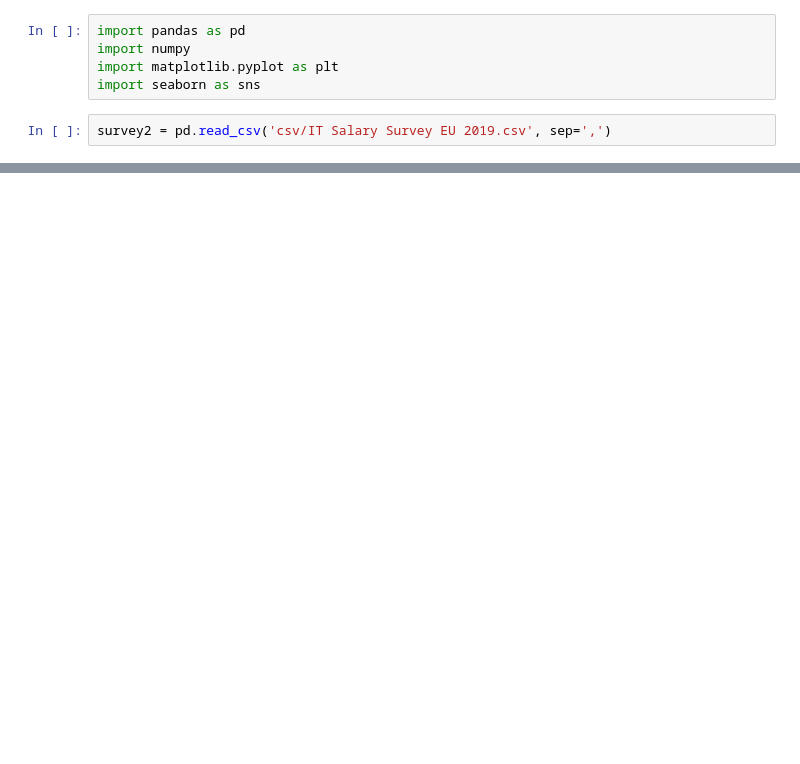
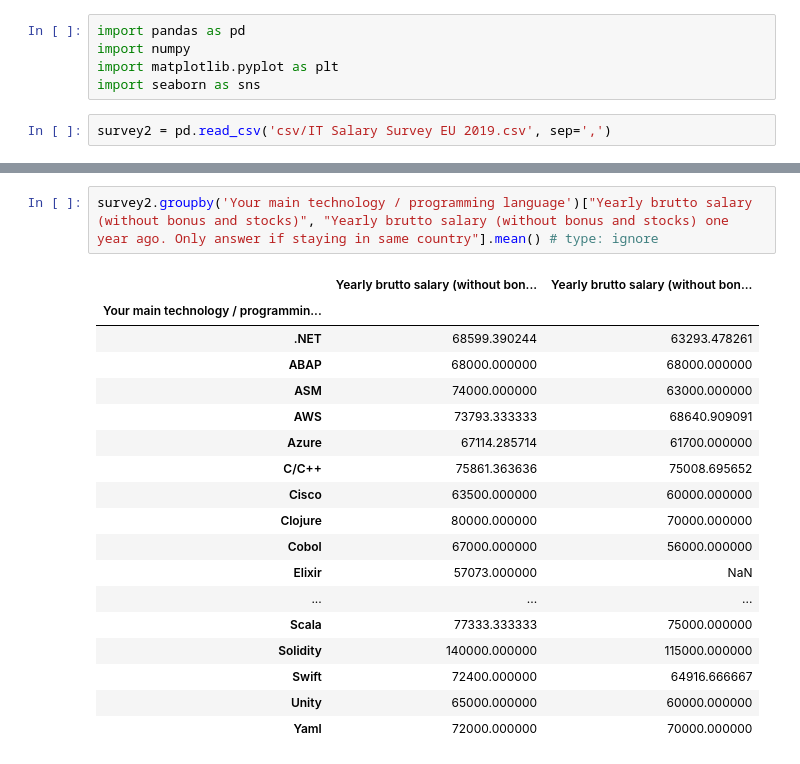
Before and after one commit to whoisorioki/data-career_bootcamp, a Jupyter notebook: Week 1/Salary Survey/analysis2.ipynb, the cells around one changed output, grey strips where cells are left out. Cells and saved outputs as stored; diff of their text form; blank space fills up the shorter version.

```diff
--- a/Week 1/Salary Survey/analysis2.ipynb
+++ b/Week 1/Salary Survey/analysis2.ipynb
@@ -18,3 +151,24 @@ survey2.corr()
+# %%
+survey2.groupby('Your main technology / programming language')["Yearly brutto salary (without bonus and stocks)", "Yearly brutto salary (without bonus and stocks) one year ago. Only answer if staying in same country"].mean() # type: ignore
+# %% [output]
+|  | Yearly brutto salary (without bon... | Yearly brutto salary (without bon... |
+| Your main technology / programmin... |  |  |
+| .NET | 68599.390244 | 63293.478261 |
+| ABAP | 68000.000000 | 68000.000000 |
+| ASM | 74000.000000 | 63000.000000 |
+| AWS | 73793.333333 | 68640.909091 |
+| Azure | 67114.285714 | 61700.000000 |
+| C/C++ | 75861.363636 | 75008.695652 |
+| Cisco | 63500.000000 | 60000.000000 |
+| Clojure | 80000.000000 | 70000.000000 |
+| Cobol | 67000.000000 | 56000.000000 |
+| Elixir | 57073.000000 | NaN |
+| ... | ... | ... |
+| Scala | 77333.333333 | 75000.000000 |
+| Solidity | 140000.000000 | 115000.000000 |
+| Swift | 72400.000000 | 64916.666667 |
+| Unity | 65000.000000 | 60000.000000 |
+| Yaml | 72000.000000 | 70000.000000 |
 # %%
 plt.hist(survey2['Yearly brutto salary (without bonus and stocks)'], bins=25)
 plt.xlabel('Current Salary')
```
Also changed, not shown: parts of 13 cells of this notebook.
